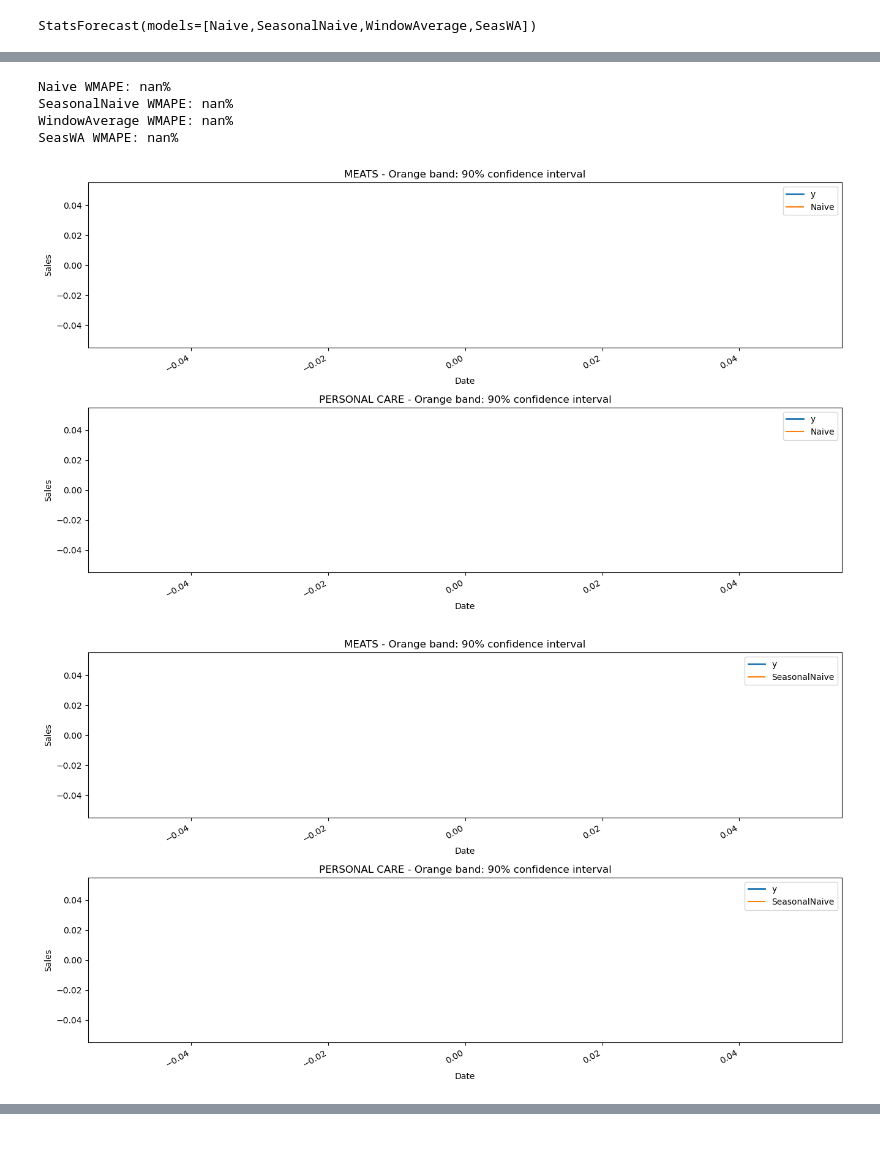
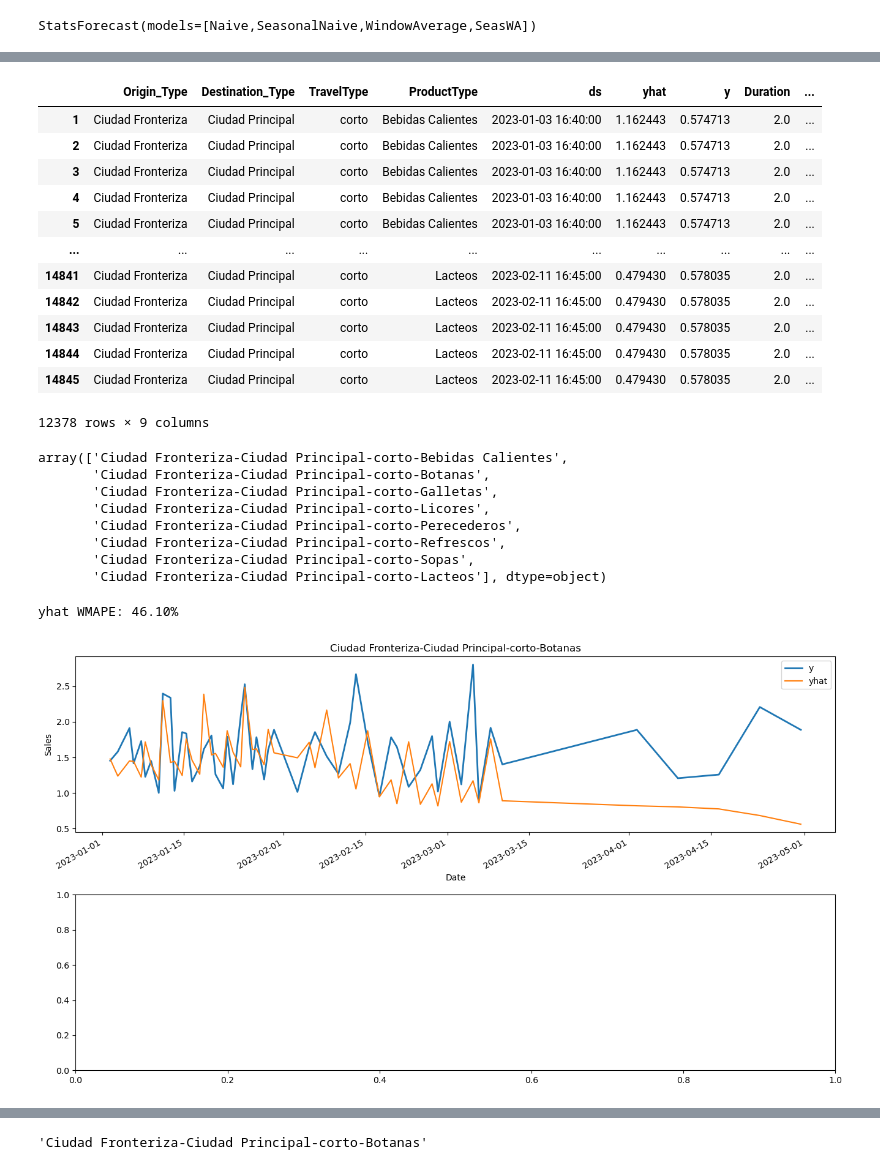
Before and after one commit to aslikr42069/Datathon, a Jupyter notebook: Prophet.ipynb, the cells around one changed output, grey strips where cells are left out. Cells and saved outputs as stored; diff of their text form; code cells hidden in the pictures; blank space fills up the shorter version.

```diff
--- a/Prophet.ipynb
+++ b/Prophet.ipynb
@@ -81,3 +105,6 @@ salesGrouped
 | 227215 | Playa | Playa | largo | 2024-04-08 20:45:00 | NaN | 3.5 |
 | 227216 | Playa | Playa | largo | 2024-04-12 20:45:00 | NaN | 3.5 |
 227217 rows × 6 columns
+# %%
+salesGrouped = salesGrouped[~salesGrouped['y'].isnull()]
+salesGrouped
@@ -193,5 +387,12 @@ wmape(p2['y'], p2['Naive'])
 # %%
 p = p2
+# %%
+p = preds
+# %%
+p['unique_id'] = p['Origin_Type'] + '-' + p['Destination_Type'] + '-' + p['TravelType'] + '-' + p['ProductType']
+# %%
+p = p[~p['yhat'].isnull()]
+p = p[~p['y'].isnull()]
 # %%
 p['y'].values
 # %% [output]
@@ -198,0 +401,27 @@ array([nan, nan, nan, ..., nan, nan, nan])
+# %%
+p
+# %% [output]
+|  | Origin_Type | Destination_Type | TravelType | ProductType | ds | yhat | y | Duration | ... |
+| 1 | Ciudad Fronteriza | Ciudad Principal | corto | Bebidas Calientes | 2023-01-03 16:40:00 | 1.162443 | 0.574713 | 2.0 | ... |
+| 2 | Ciudad Fronteriza | Ciudad Principal | corto | Bebidas Calientes | 2023-01-03 16:40:00 | 1.162443 | 0.574713 | 2.0 | ... |
+| 3 | Ciudad Fronteriza | Ciudad Principal | corto | Bebidas Calientes | 2023-01-03 16:40:00 | 1.162443 | 0.574713 | 2.0 | ... |
+| 4 | Ciudad Fronteriza | Ciudad Principal | corto | Bebidas Calientes | 2023-01-03 16:40:00 | 1.162443 | 0.574713 | 2.0 | ... |
+| 5 | Ciudad Fronteriza | Ciudad Principal | corto | Bebidas Calientes | 2023-01-03 16:40:00 | 1.162443 | 0.574713 | 2.0 | ... |
+| ... | ... | ... | ... | ... | ... | ... | ... | ... | ... |
+| 14841 | Ciudad Fronteriza | Ciudad Principal | corto | Lacteos | 2023-02-11 16:45:00 | 0.479430 | 0.578035 | 2.0 | ... |
+| 14842 | Ciudad Fronteriza | Ciudad Principal | corto | Lacteos | 2023-02-11 16:45:00 | 0.479430 | 0.578035 | 2.0 | ... |
+| 14843 | Ciudad Fronteriza | Ciudad Principal | corto | Lacteos | 2023-02-11 16:45:00 | 0.479430 | 0.578035 | 2.0 | ... |
+| 14844 | Ciudad Fronteriza | Ciudad Principal | corto | Lacteos | 2023-02-11 16:45:00 | 0.479430 | 0.578035 | 2.0 | ... |
+| 14845 | Ciudad Fronteriza | Ciudad Principal | corto | Lacteos | 2023-02-11 16:45:00 | 0.479430 | 0.578035 | 2.0 | ... |
+12378 rows × 9 columns
+# %%
+p['unique_id'].unique()
+# %% [output]
+array(['Ciudad Fronteriza-Ciudad Principal-corto-Bebidas Calientes',
+       'Ciudad Fronteriza-Ciudad Principal-corto-Botanas',
+       'Ciudad Fronteriza-Ciudad Principal-corto-Galletas',
+       'Ciudad Fronteriza-Ciudad Principal-corto-Licores',
+       'Ciudad Fronteriza-Ciudad Principal-corto-Perecederos',
+       'Ciudad Fronteriza-Ciudad Principal-corto-Refrescos',
+       'Ciudad Fronteriza-Ciudad Principal-corto-Sopas',
+       'Ciudad Fronteriza-Ciudad Principal-corto-Lacteos'], dtype=object)
@@ -199,26 +430,31 @@ array([nan, nan, nan, ..., nan, nan, nan])
 # %%
-for model_ in ['Naive', 'SeasonalNaive', 'WindowAverage', 'SeasWA']:
+minmape = 100000000000
+idmape = -1
+for model_ in ['yhat']:
     fig,ax = plt.subplots(2,1, figsize=(1280/96, 720/96))
-    for ax_, family in enumerate(['MEATS', 'PERSONAL CARE']):
+    for family in ['Ciudad Fronteriza-Ciudad Principal-corto-Botanas']:
+    # for family in p['unique_id'].unique():
+        ax_ = 0
         p.loc[p['unique_id'] == family].plot(x='ds', y='y', ax=ax[ax_], label='y', title=family, linewidth=2)
         p.loc[p['unique_id'] == family].plot(x='ds', y=model_, ax=ax[ax_], label=model_)
+        # print(wmape(p.loc[p['unique_id'] == family]['y'].values, p.loc[p['unique_id'] == family]['yhat'].values))
+        actmape = wmape(p.loc[p['unique_id'] == family]['y'].values, p.loc[p['unique_id'] == family]['yhat'].values)
+        if actmape < minmape:
+            minmape = actmape
+            idmape = family
         ax[ax_].set_xlabel('Date')
         ax[ax_].set_ylabel('Sales')
         if model_ in ['Naive', 'SeasonalNaive']:
             # ax[ax_].fill_between(p.loc[p['unique_id'] == family, 'ds'].values,
                                 # p.loc[p['unique_id'] == family, f'{model_}-lo-90'],
                                 # p.loc[p['unique_id'] == family, f'{model_}-hi-90'],
                                 # alpha=0.2,
                                 # color='orange')
             ax[ax_].set_title(f'{family} - Orange band: 90% confidence interval')
         ax[ax_].legend()
     fig.tight_layout()
     wmape_ = wmape(p['y'].values, p[model_].values)
     print(f'{model_} WMAPE: {wmape_:.2%}')
 # %% [output]
-Naive WMAPE: nan%
-SeasonalNaive WMAPE: nan%
-WindowAverage WMAPE: nan%
-SeasWA WMAPE: nan%
+yhat WMAPE: 46.10%
-[figure, old version]
+[figure, new version]
-[figure, removed]
@@ -226,0 +461,4 @@ SeasWA WMAPE: nan%
+# %%
+idmape
+# %% [output]
+'Ciudad Fronteriza-Ciudad Principal-corto-Botanas'
```
Also changed, not shown: parts of 21 cells of this notebook.
